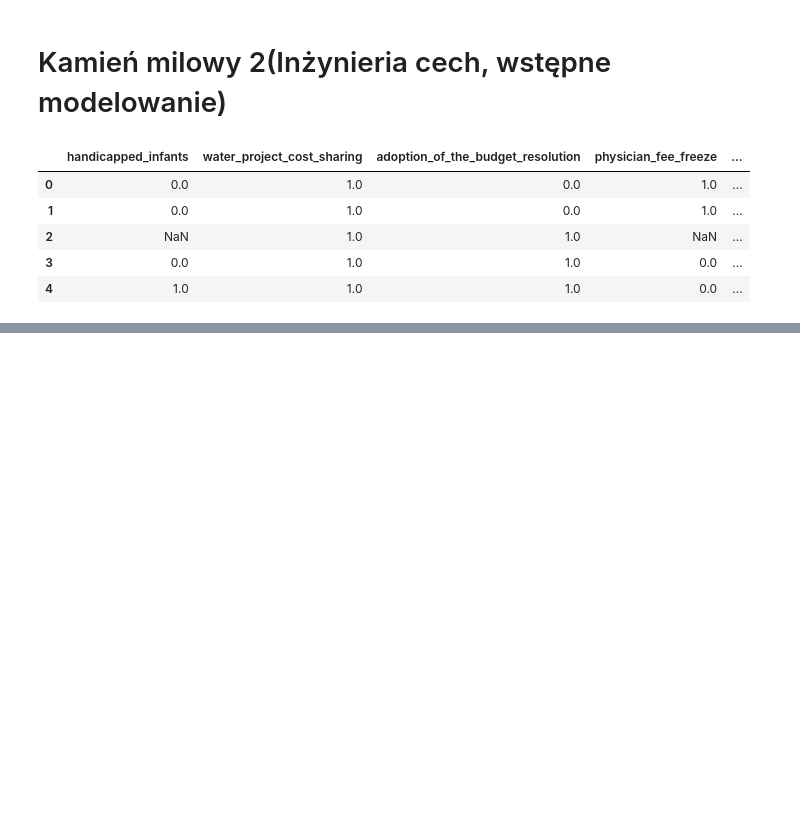
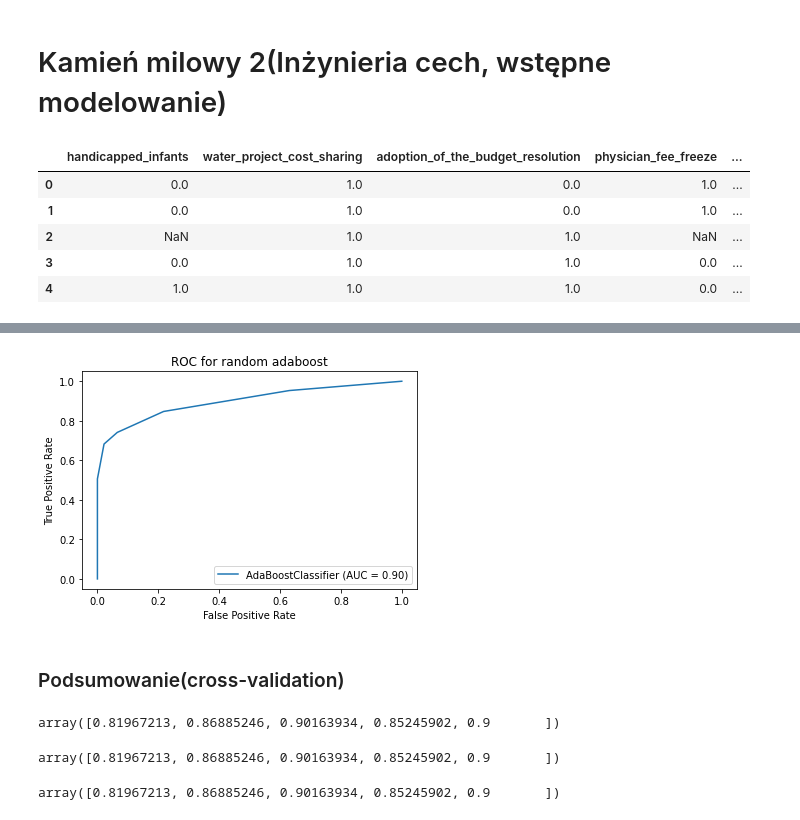
Before and after one commit to gekas145/WUM-2021-Projekty, a Jupyter notebook: feature_engineering.ipynb, the cells around one changed output, grey strips where cells are left out. Cells and saved outputs as stored; diff of their text form; code cells hidden in the pictures; blank space fills up the shorter version.

```diff
--- a/feature_engineering.ipynb
+++ b/feature_engineering.ipynb
@@ -99,0 +139,28 @@ lg.score(X, y_test)
+# %%
+X = X_test[["crime", "water_project_cost_sharing", "synfuels_corporation_cutback"]]
+metrics.plot_roc_curve(abc, X, y_test)
+plt.title("ROC for random adaboost")
+plt.show()
+# %% [output]
+[figure, added]
+# %% [markdown]
+### Podsumowanie(cross-validation)
+# %%
+from sklearn.model_selection import cross_val_score
+
+scores_dtc = cross_val_score(dtc, X_train[["crime", "water_project_cost_sharing", "synfuels_corporation_cutback"]], y_train, cv=5)
+scores_dtc
+# %% [output]
+array([0.81967213, 0.86885246, 0.90163934, 0.85245902, 0.9       ])
+# %%
+scores_lg = cross_val_score(lg, X_train[["crime", "water_project_cost_sharing", "synfuels_corporation_cutback"]], y_train, cv=5)
+scores_lg
+# %% [output]
+array([0.81967213, 0.86885246, 0.90163934, 0.85245902, 0.9       ])
+# %%
+abc = AdaBoostClassifier(n_estimators=100, random_state=0)
+scores_abc = cross_val_score(abc, X_train[["crime", "water_project_cost_sharing", "synfuels_corporation_cutback"]], y_train, cv=5)
+scores_abc
+# bardzo dziwne, że wszystkie klasyfikatory dają takie same wyniki
+# %% [output]
+array([0.81967213, 0.86885246, 0.90163934, 0.85245902, 0.9       ])
```
Also changed, not shown: parts of 17 cells of this notebook.
